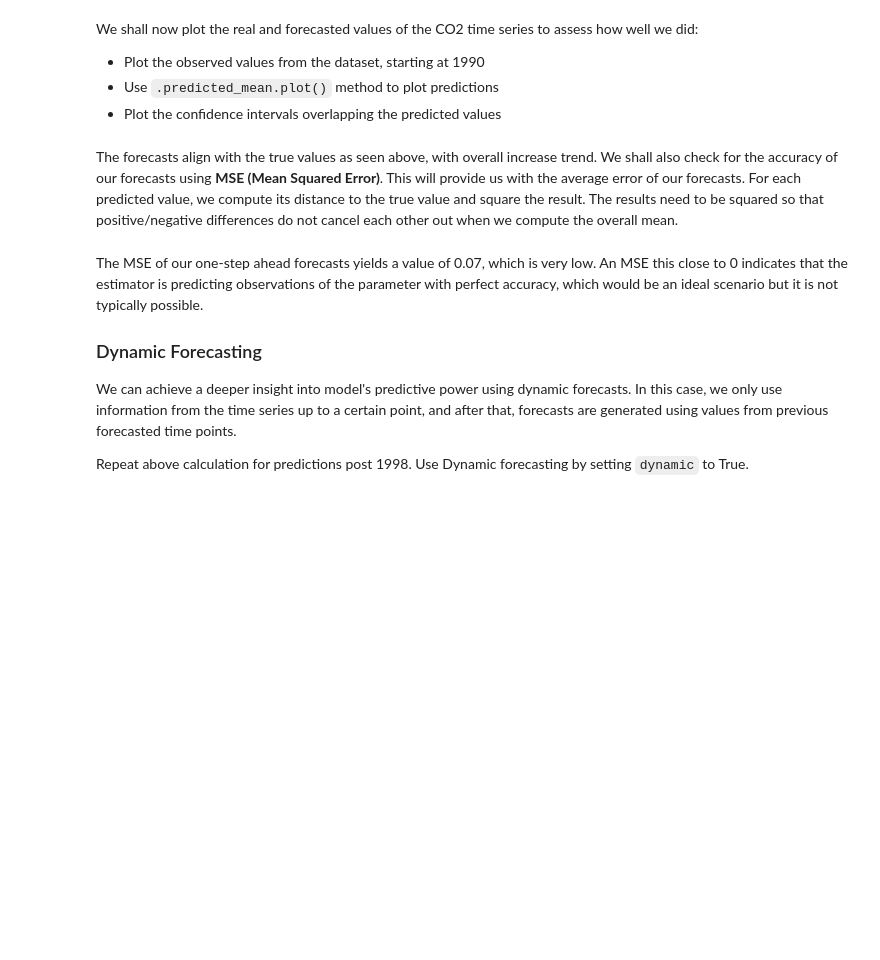
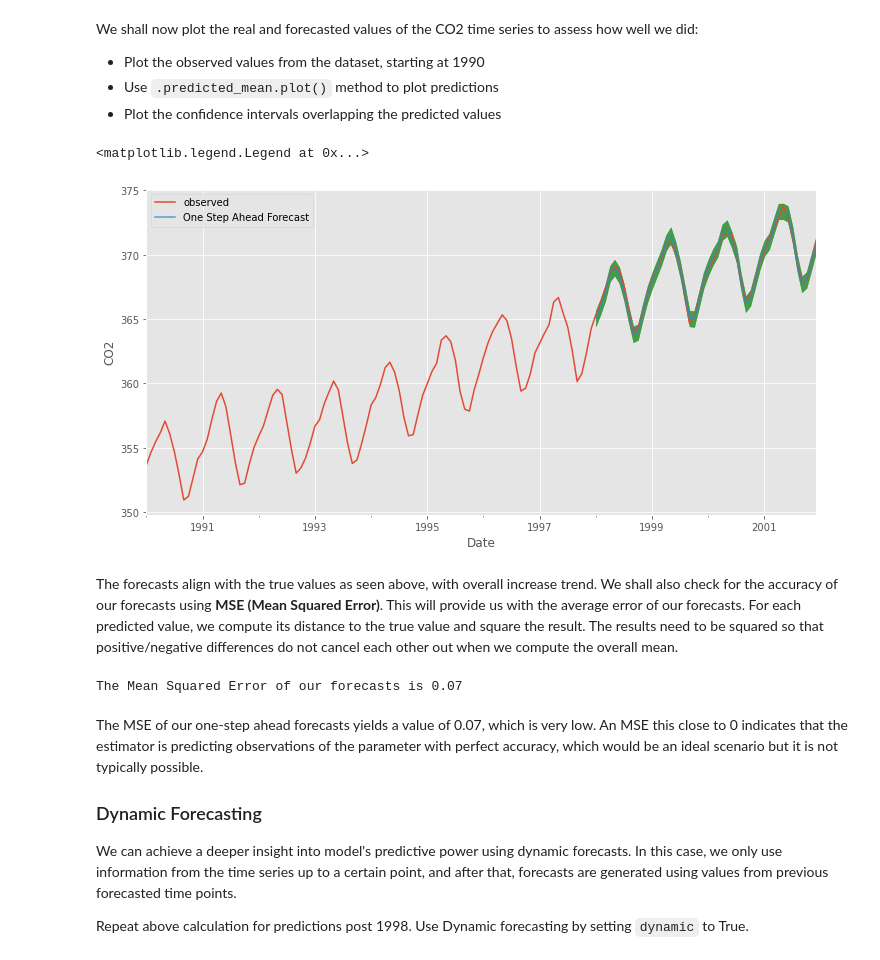
Before and after one commit to jirvingphd/online-dtsc-pt-041320-cohort-notes, a Jupyter notebook: Mod 4/sect_38_time_series_models/sarima_models_lab/index.ipynb, the cells around one changed output. Saved outputs shown, nothing was run; the diff lists cells and outputs as text; code cells hidden in the pictures; blank space fills up the shorter version.

```diff
--- a/Mod 4/sect_38_time_series_models/sarima_models_lab/index.ipynb
+++ b/Mod 4/sect_38_time_series_models/sarima_models_lab/index.ipynb
@@ -238,34 +326,44 @@ In the cell below:
 * For `get_predictions()`, set the `dynamic` parameter to False to ensure that we produce one-step ahead forecasts, meaning that forecasts at each point are generated using the full history up to that point
 # %%
 # Get predictions starting from 01-01-1998 and calculate confidence intervals
-pred = None
-pred_conf = None
+pred = output.get_prediction(start=pd.to_datetime("01/01/1998"),dynamic=False)
+pred_conf = pred.conf_int()
 # %% [markdown]
 We shall now plot the real and forecasted values of the CO2 time series to assess how well we did:
 
 * Plot the observed values from the dataset, starting at 1990
 * Use `.predicted_mean.plot()` method to plot predictions
 * Plot the confidence intervals overlapping the predicted values
+# %%
+plt.rcParams['figure.figsize'] = (12,6)
 # %%
 # Plot real vs predicted values along with confidence interval
-
 # Plot observed values
+ax = CO2['1990':].plot(label='observed')
 
 # Plot predicted values
-
+pred.predicted_mean.plot(ax=ax,label='One Step Ahead Forecast',alpha=0.8)
 # Plot the range for confidence intervals
-
+ax.fill_between(pred_conf.index,pred_conf.iloc[:,0],pred_conf.iloc[:,1],color='g',
+               alpha=0.7)
 # Set axes labels
+ax.set(xlabel='Date',ylabel='CO2')
+ax.legend()
+# %% [output]
+<matplotlib.legend.Legend at 0x...>
+[figure, added]
 # %% [markdown]
 The forecasts align with the true values  as seen above, with overall increase trend. We shall also check for the accuracy of our forecasts using  **MSE (Mean Squared Error)**. This will provide us with the average error of our forecasts. For each predicted value, we compute its distance to the true value and square the result. The results need to be squared so that positive/negative differences do not cancel each other out when we compute the overall mean.
 # %%
 # Get the real and predicted values
-CO2_forecasted = None
-CO2_truth = None
+CO2_forecasted = pred.predicted_mean
+CO2_truth = CO2['1998-01-01':]
 
 # Compute the mean square error
-mse = None
+mse = ((CO2_forecasted-CO2_truth)**2).mean()
 print('The Mean Squared Error of our forecasts is {}'.format(round(mse, 2)))
+# %% [output]
+The Mean Squared Error of our forecasts is 0.07
 # %% [markdown]
 The MSE of our one-step ahead forecasts yields a value of 0.07, which is very low. An MSE this close to 0 indicates that the estimator is predicting observations of the parameter with perfect accuracy, which would be an ideal scenario but it is not typically possible.
 
```
Also changed, not shown: parts of 16 cells of this notebook, 2 other files.
